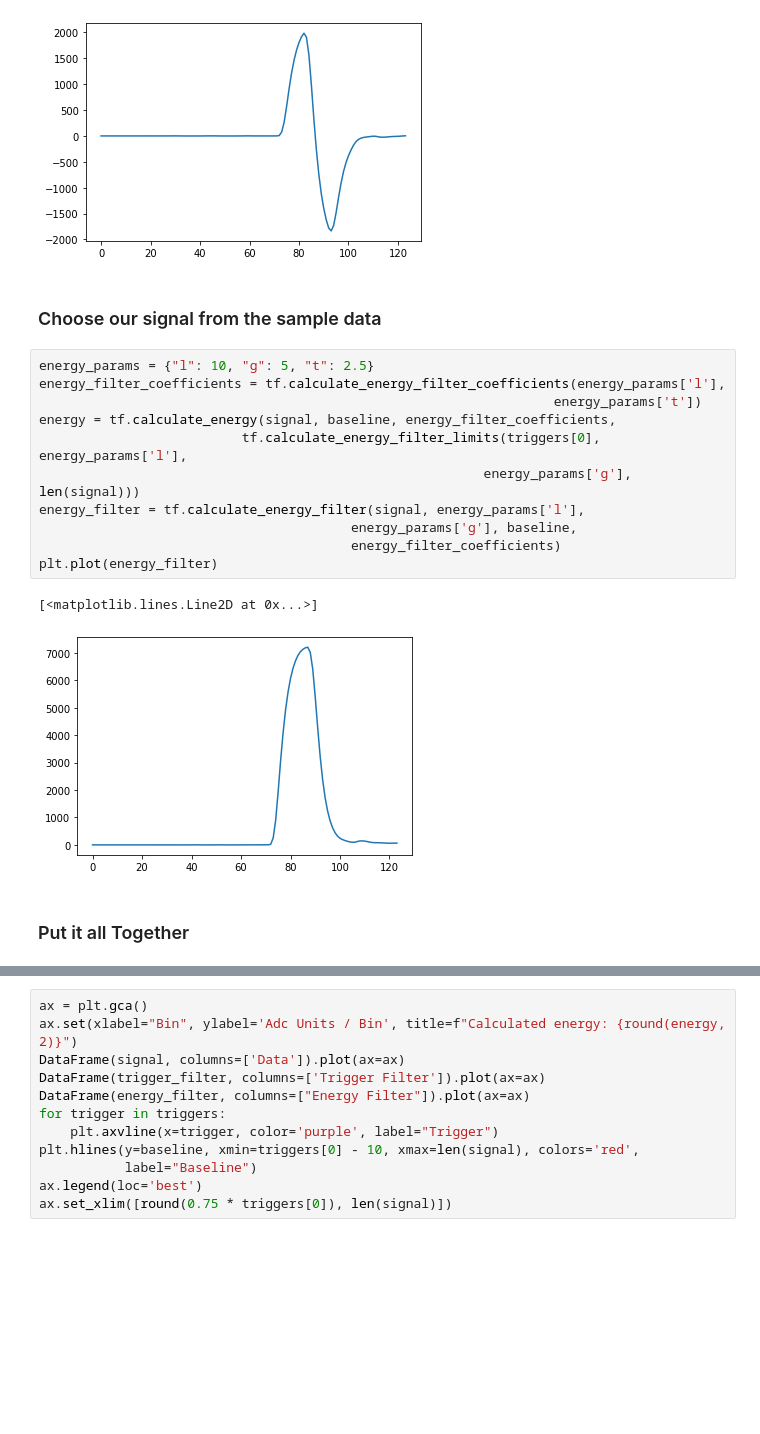
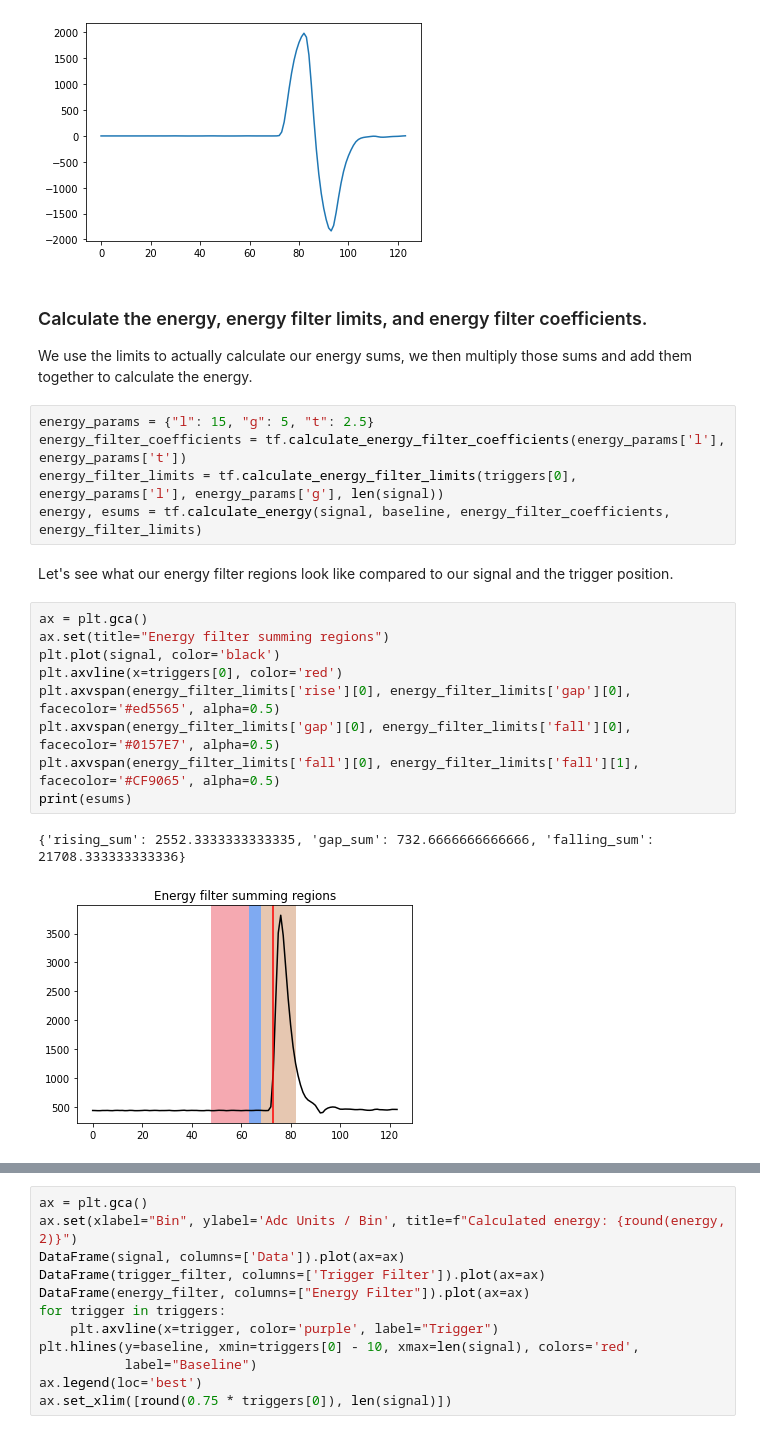
Before and after one commit to spaulaus/dsp_toolkit, a Jupyter notebook: docs/demo.ipynb, the cells around one changed output, grey strips where cells are left out. Saved outputs shown, nothing was run; the diff lists cells and outputs as text; blank space fills up the shorter version.

Commit message:
Updating the demo to demonstrate the energy filter limits

```diff
--- a/docs/demo.ipynb
+++ b/docs/demo.ipynb
@@ -45,21 +45,26 @@ plt.plot(trigger_filter)
 # %% [output]
 [<matplotlib.lines.Line2D at 0x...>]
 [figure]
-# %% [markdown]
-### Choose our signal from the sample data
+# %% [markdown]
+### Calculate the energy, energy filter limits, and energy filter coefficients.
+We use the limits to actually calculate our energy sums, we then multiply those sums and add them
+together to calculate the energy.
 # %%
-energy_params = {"l": 10, "g": 5, "t": 2.5}
-energy_filter_coefficients = tf.calculate_energy_filter_coefficients(energy_params['l'],
-                                                                  energy_params['t'])
-energy = tf.calculate_energy(signal, baseline, energy_filter_coefficients,
-                          tf.calculate_energy_filter_limits(triggers[0], energy_params['l'],
-                                                         energy_params['g'], len(signal)))
-energy_filter = tf.calculate_energy_filter(signal, energy_params['l'],
-                                        energy_params['g'], baseline,
-                                        energy_filter_coefficients)
-plt.plot(energy_filter)
+energy_params = {"l": 15, "g": 5, "t": 2.5}
+energy_filter_coefficients = tf.calculate_energy_filter_coefficients(energy_params['l'], energy_params['t'])
+energy_filter_limits = tf.calculate_energy_filter_limits(triggers[0], energy_params['l'], energy_params['g'], len(signal))
+energy, esums = tf.calculate_energy(signal, baseline, energy_filter_coefficients, energy_filter_limits)
-# %% [output]
-[<matplotlib.lines.Line2D at 0x...>]
-[figure, removed]
-# %% [markdown]
-### Put it all Together
+# %% [markdown]
+Let's see what our energy filter regions look like compared to our signal and the trigger position.
+# %%
+ax = plt.gca()
+ax.set(title="Energy filter summing regions")
+plt.plot(signal, color='black')
+plt.axvline(x=triggers[0], color='red')
+plt.axvspan(energy_filter_limits['rise'][0], energy_filter_limits['gap'][0], facecolor='#ed5565', alpha=0.5)
+plt.axvspan(energy_filter_limits['gap'][0], energy_filter_limits['fall'][0], facecolor='#0157E7', alpha=0.5)
+plt.axvspan(energy_filter_limits['fall'][0], energy_filter_limits['fall'][1], facecolor='#CF9065', alpha=0.5)
+print(esums)
+# %% [output]
+{'rising_sum': 2552.3333333333335, 'gap_sum': 732.6666666666666, 'falling_sum': 21708.333333333336}
+[figure, added]
```
Also changed, not shown: parts of 5 cells of this notebook.
